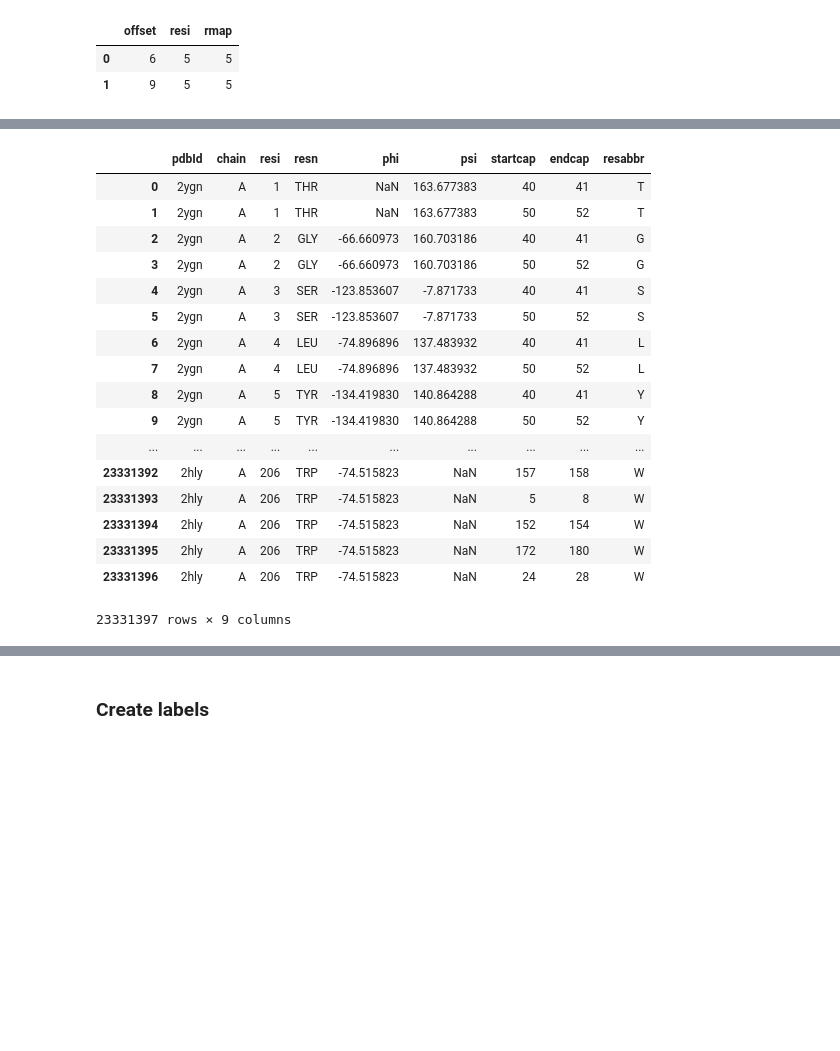
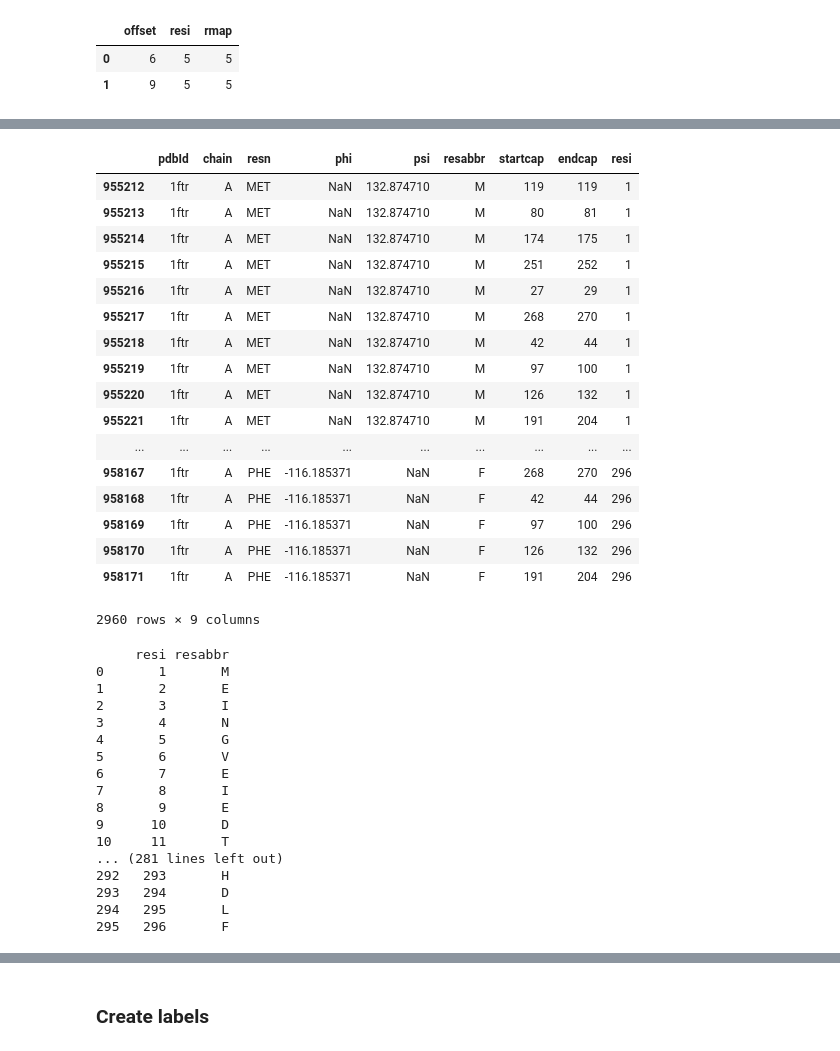
Before and after one commit to bouralab/ProteinFragmenter, a Jupyter notebook: CapsDB-preprocdata.ipynb, the cells around one changed output, grey strips where cells are left out. Saved outputs shown, nothing was run; the diff lists cells and outputs as text; code cells hidden in the pictures; blank space fills up the shorter version.

```diff
--- a/CapsDB-preprocdata.ipynb
+++ b/CapsDB-preprocdata.ipynb
@@ -250,26 +305,47 @@ data_map
+# %%
+data_map[data_map.pdbId == '1ftr']
+# %% [output]
+|  | pdbId | chain | resn | phi | psi | resabbr | startcap | endcap | resi |
+| 955212 | 1ftr | A | MET | NaN | 132.874710 | M | 119 | 119 | 1 |
+| 955213 | 1ftr | A | MET | NaN | 132.874710 | M | 80 | 81 | 1 |
+| 955214 | 1ftr | A | MET | NaN | 132.874710 | M | 174 | 175 | 1 |
+| 955215 | 1ftr | A | MET | NaN | 132.874710 | M | 251 | 252 | 1 |
+| 955216 | 1ftr | A | MET | NaN | 132.874710 | M | 27 | 29 | 1 |
+| 955217 | 1ftr | A | MET | NaN | 132.874710 | M | 268 | 270 | 1 |
+| 955218 | 1ftr | A | MET | NaN | 132.874710 | M | 42 | 44 | 1 |
+| 955219 | 1ftr | A | MET | NaN | 132.874710 | M | 97 | 100 | 1 |
+| 955220 | 1ftr | A | MET | NaN | 132.874710 | M | 126 | 132 | 1 |
+| 955221 | 1ftr | A | MET | NaN | 132.874710 | M | 191 | 204 | 1 |
+| ... | ... | ... | ... | ... | ... | ... | ... | ... | ... |
+| 958167 | 1ftr | A | PHE | -116.185371 | NaN | F | 268 | 270 | 296 |
+| 958168 | 1ftr | A | PHE | -116.185371 | NaN | F | 42 | 44 | 296 |
+| 958169 | 1ftr | A | PHE | -116.185371 | NaN | F | 97 | 100 | 296 |
+| 958170 | 1ftr | A | PHE | -116.185371 | NaN | F | 126 | 132 | 296 |
+| 958171 | 1ftr | A | PHE | -116.185371 | NaN | F | 191 | 204 | 296 |
+2960 rows × 9 columns
 # %%
 #data[(data.pdbId == '4lfy') & (data.resi >= 173)]
 
 #data_map['resa_dmap'] = data_map.resn.map(resi_abbr_map)
 
-#data_map
-df
+d = data_map[data_map.pdbId == '1ftr']
+g = d.groupby('resi').resabbr.max().reset_index()
+print(g.to_string())
 # %% [output]
-|  | pdbId | chain | resi | resn | phi | psi | startcap | endcap | resabbr |
-| 0 | 2ygn | A | 1 | THR | NaN | 163.677383 | 40 | 41 | T |
-| 1 | 2ygn | A | 1 | THR | NaN | 163.677383 | 50 | 52 | T |
-| 2 | 2ygn | A | 2 | GLY | -66.660973 | 160.703186 | 40 | 41 | G |
-| 3 | 2ygn | A | 2 | GLY | -66.660973 | 160.703186 | 50 | 52 | G |
-| 4 | 2ygn | A | 3 | SER | -123.853607 | -7.871733 | 40 | 41 | S |
-| 5 | 2ygn | A | 3 | SER | -123.853607 | -7.871733 | 50 | 52 | S |
-| 6 | 2ygn | A | 4 | LEU | -74.896896 | 137.483932 | 40 | 41 | L |
-| 7 | 2ygn | A | 4 | LEU | -74.896896 | 137.483932 | 50 | 52 | L |
-| 8 | 2ygn | A | 5 | TYR | -134.419830 | 140.864288 | 40 | 41 | Y |
-| 9 | 2ygn | A | 5 | TYR | -134.419830 | 140.864288 | 50 | 52 | Y |
-| ... | ... | ... | ... | ... | ... | ... | ... | ... | ... |
-| 23331392 | 2hly | A | 206 | TRP | -74.515823 | NaN | 157 | 158 | W |
-| 23331393 | 2hly | A | 206 | TRP | -74.515823 | NaN | 5 | 8 | W |
-| 23331394 | 2hly | A | 206 | TRP | -74.515823 | NaN | 152 | 154 | W |
-| 23331395 | 2hly | A | 206 | TRP | -74.515823 | NaN | 172 | 180 | W |
-| 23331396 | 2hly | A | 206 | TRP | -74.515823 | NaN | 24 | 28 | W |
-23331397 rows × 9 columns
+     resi resabbr
+0       1       M
+1       2       E
+2       3       I
+3       4       N
+4       5       G
+5       6       V
+6       7       E
+7       8       I
+8       9       E
+9      10       D
+10     11       T
+... (281 lines left out)
+292   293       H
+293   294       D
+294   295       L
+295   296       F
```
Also changed, not shown: parts of 13 cells of this notebook.
